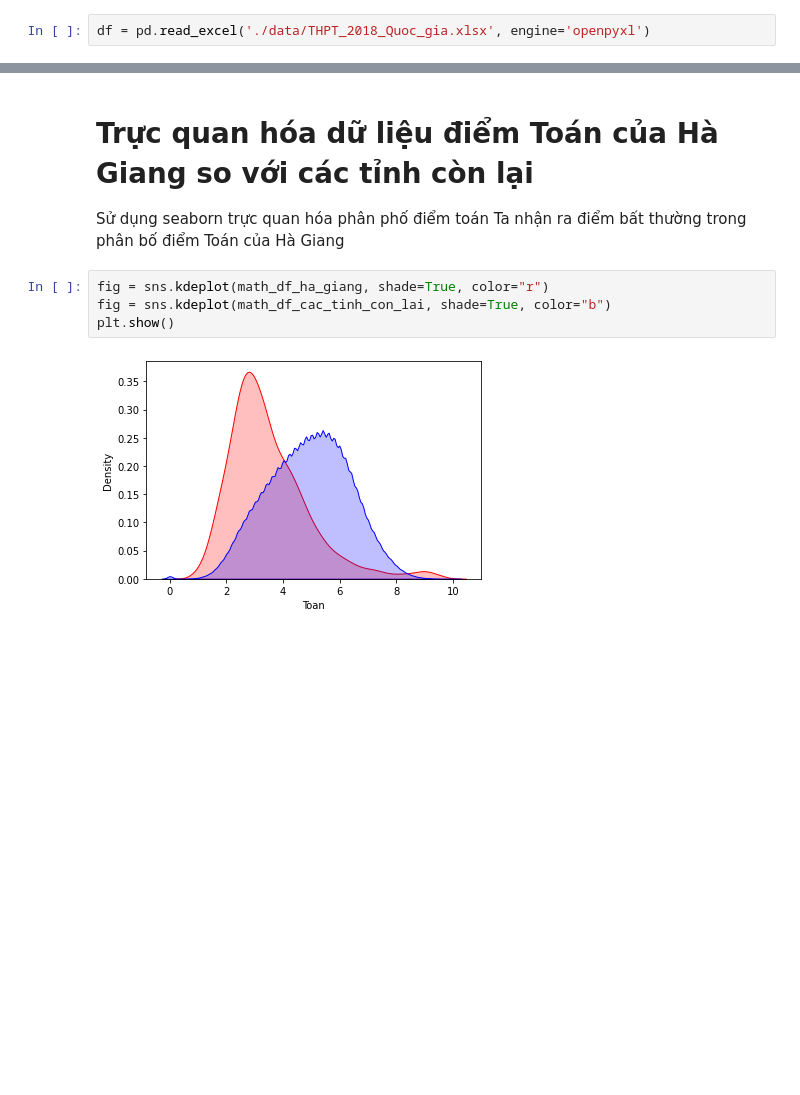
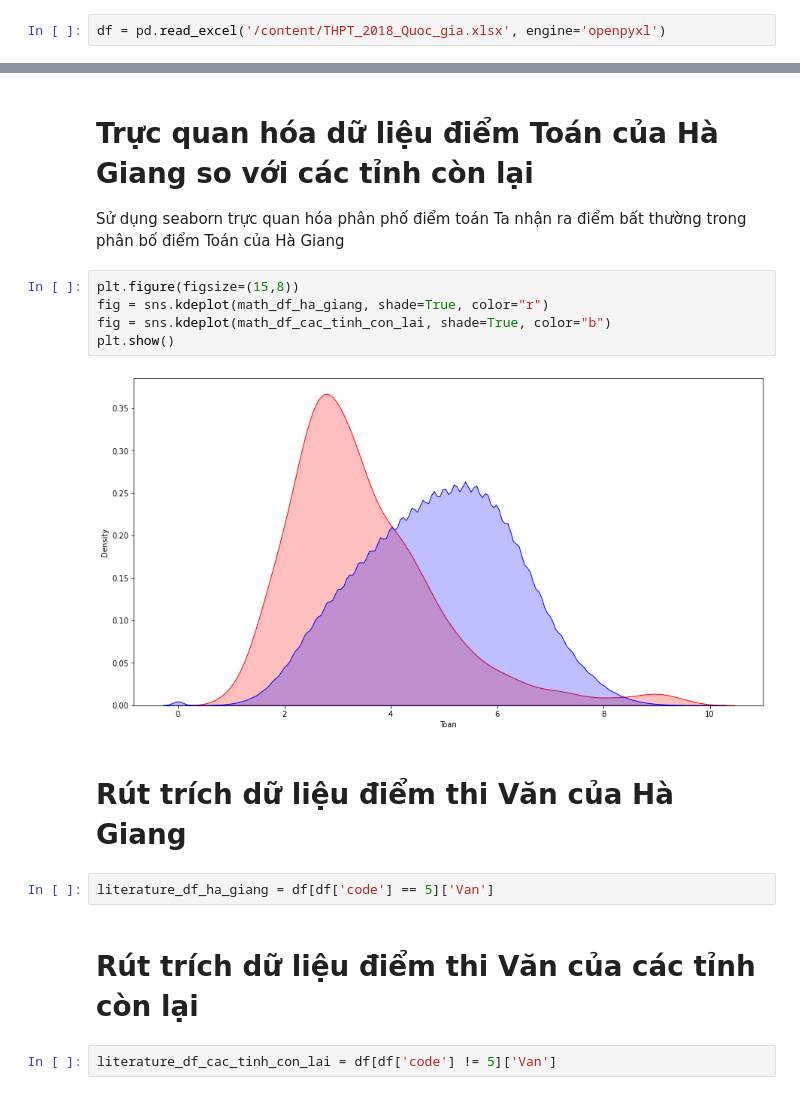
Before and after one commit to nhutnamhcmus/thpt-qg-2018, a Jupyter notebook: phan_tich_gian_lan_thi_cu.ipynb, the cells around one changed output, grey strips where cells are left out. Drawn from its saved outputs; the diff is of its cells as text; blank space fills up the shorter version.

```diff
--- a/phan_tich_gian_lan_thi_cu.ipynb
+++ b/phan_tich_gian_lan_thi_cu.ipynb
@@ -14,2 +32,2 @@ import seaborn as sns
 # %%
-df = pd.read_excel('./data/THPT_2018_Quoc_gia.xlsx', engine='openpyxl')
+df = pd.read_excel('/content/THPT_2018_Quoc_gia.xlsx', engine='openpyxl')
@@ -180,8 +196,17 @@ Name: Toan, dtype: float64
 Sử dụng seaborn trực quan hóa phân phố điểm toán
 Ta nhận ra điểm bất thường trong phân bố điểm Toán của Hà Giang
 # %%
+plt.figure(figsize=(15,8))
 fig = sns.kdeplot(math_df_ha_giang, shade=True, color="r")
 fig = sns.kdeplot(math_df_cac_tinh_con_lai, shade=True, color="b")
 plt.show()
 # %% [output]
-[figure, old version]
+[figure, new version]
+# %% [markdown]
+# Rút trích dữ liệu điểm thi Văn của Hà Giang
+# %%
+literature_df_ha_giang = df[df['code'] == 5]['Van']
+# %% [markdown]
+# Rút trích dữ liệu điểm thi Văn của các tỉnh còn lại
+# %%
+literature_df_cac_tinh_con_lai = df[df['code'] != 5]['Van']
```
Also changed, not shown: parts of 38 cells of this notebook.
